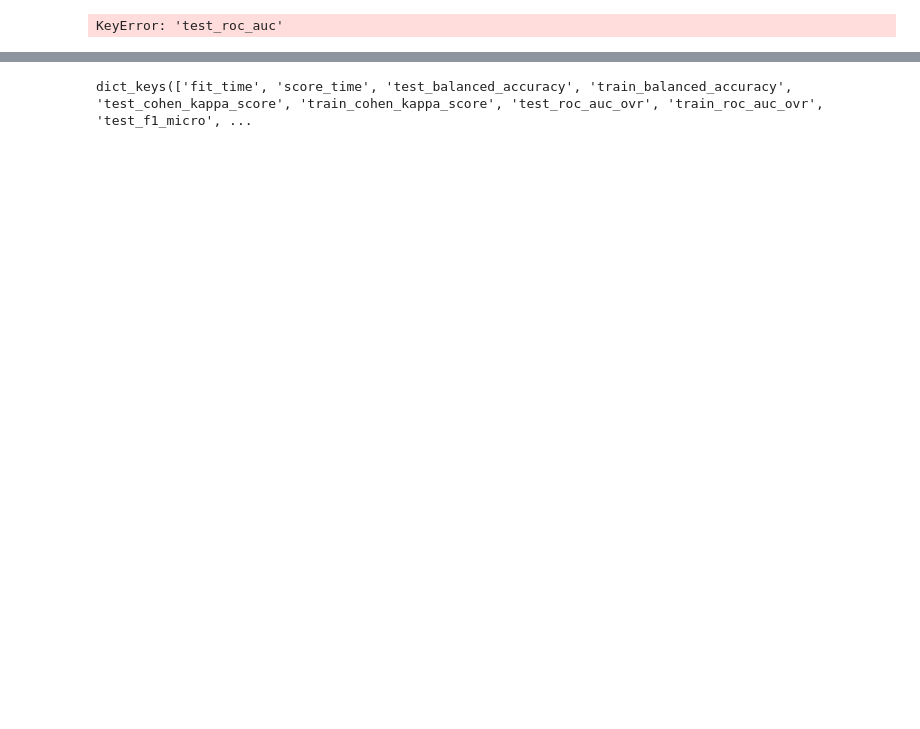
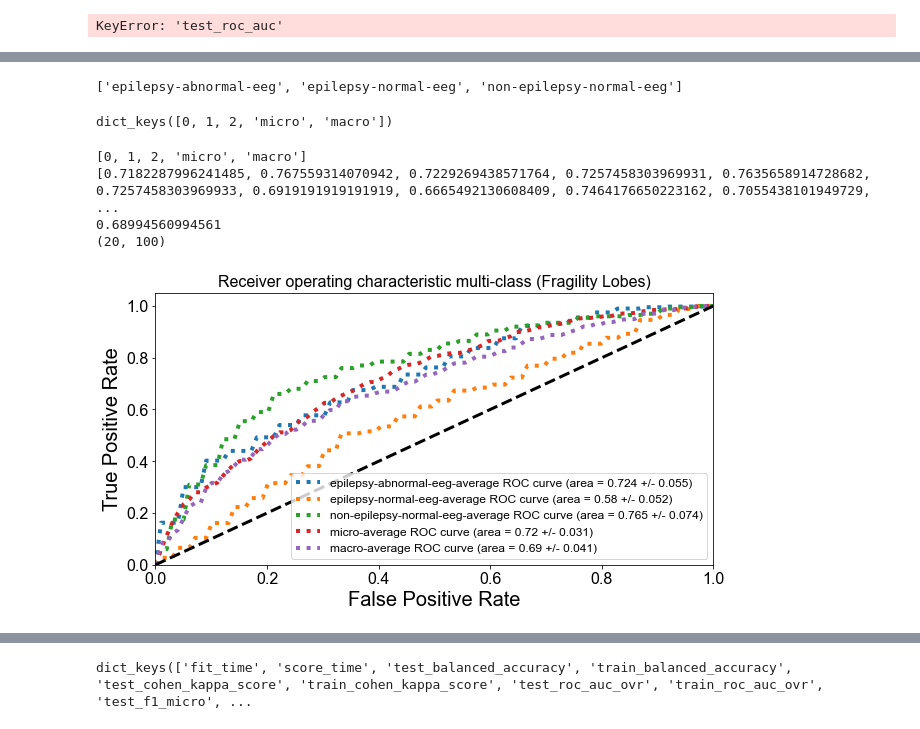
Before and after one commit to ncsl/episcalp, a Jupyter notebook: notebooks/cross_validation/plot_feature_exp_metrics.ipynb, the cells around one changed output, grey strips where cells are left out. Saved outputs shown, nothing was run; the diff lists cells and outputs as text; code cells hidden in the pictures; blank space fills up the shorter version.

```diff
--- a/notebooks/cross_validation/plot_feature_exp_metrics.ipynb
+++ b/notebooks/cross_validation/plot_feature_exp_metrics.ipynb
@@ -190,0 +249,6 @@ KeyError: 'test_roc_auc'
+# %%
+y_classes = scores["y_classes"]
+
+print(y_classes)
+# %% [output]
+['epilepsy-abnormal-eeg', 'epilepsy-normal-eeg', 'non-epilepsy-normal-eeg']
@@ -191 +300,75 @@ KeyError: 'test_roc_auc'
+# %%
+print(fpr.keys())
+# %% [output]
+dict_keys([0, 1, 2, 'micro', 'macro'])
+# %%
+# print(fpr[key])
+print(keys)
+print(roc_auc["micro"])
+print(mean_auc)
+print(np.array(tpr[key]).shape)
+# %% [output]
+[0, 1, 2, 'micro', 'macro']
+[0.7182287996241485, 0.767559314070942, 0.7229269438571764, 0.7257458303969931, 0.7635658914728682, 0.7257458303969933, 0.6919191919191919, 0.6665492130608409, 0.7464176650223162, 0.7055438101949729,  ...
+0.68994560994561
+(20, 100)
+# %%
+keys = np.unique(np.array(y_true[0]).argmax(axis=1)).tolist() + ["micro", "macro"]
+
+fig, ax = plt.subplots(figsize=(10, 5))
+lw = 3
+for key in keys:
+    mean_fpr = np.mean(fpr[key], axis=0)
+
+    # compute the mean and std TPR
+    mean_tpr = tpr[key]
+    mean_tpr = np.mean(tpr[key], axis=0)
+    mean_tpr[-1] = 1.0
+
+    std_tpr = np.std(tpr[key], axis=0)
+    tprs_upper = np.minimum(mean_tpr + std_tpr, 1)
+    tprs_lower = np.maximum(mean_tpr - std_tpr, 0)
+
+    # compute the AUCS mean +/- std
+    aucs = roc_auc[key]
+    mean_auc = np.mean(aucs)
+    std_auc = np.std(aucs)
+
+    # Plot all ROC curves
+    if key in range(n_classes):
+        key = y_classes[int(key)]
+    ax.plot(
+        mean_fpr,
+        mean_tpr,
+        label=f"{key}-average ROC curve (area = {mean_auc.round(3)} +/- {std_auc.round(3)})",
+        #          color='deeppink',
+        linestyle=":",
+        linewidth=4,
+    )
+
+# ax.plot(fpr["macro"], tpr["macro"],
+#          label='macro-average ROC curve (area = {0:0.2f})'
+#                ''.format(roc_auc["macro"]),
+#          color='navy', linestyle=':', linewidth=4)
+
+# colors = cycle(['aqua', 'darkorange', 'cornflowerblue'])
+# for i, color in zip(range(n_classes), colors):
+#     plt.plot(fpr[i], tpr[i], color=color, lw=lw,
+#              label='ROC curve of class {0} (area = {1:0.2f})'
+#              ''.format(i, roc_auc[i]))
+
+ax.plot([0, 1], [0, 1], "k--", lw=lw)
+ax.set(
+    xlim=[0.0, 1.0],
+    ylim=[0.0, 1.05],
+    xlabel="False Positive Rate",
+    ylabel="True Positive Rate",
+    title="Receiver operating characteristic multi-class (Fragility Lobes)",
+)
+ax.legend(loc="lower right", fontsize=12)
+ax.set_facecolor("white")
+fig.patch.set_facecolor("white")
+plt.show()
+# %% [output]
+[figure, added]
 # %% [markdown]
```
Also changed, not shown: parts of 24 cells of this notebook, 4 other files.
